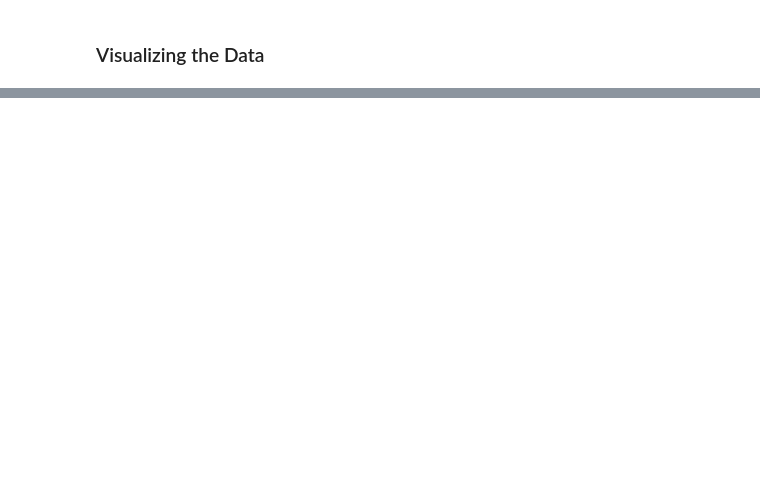
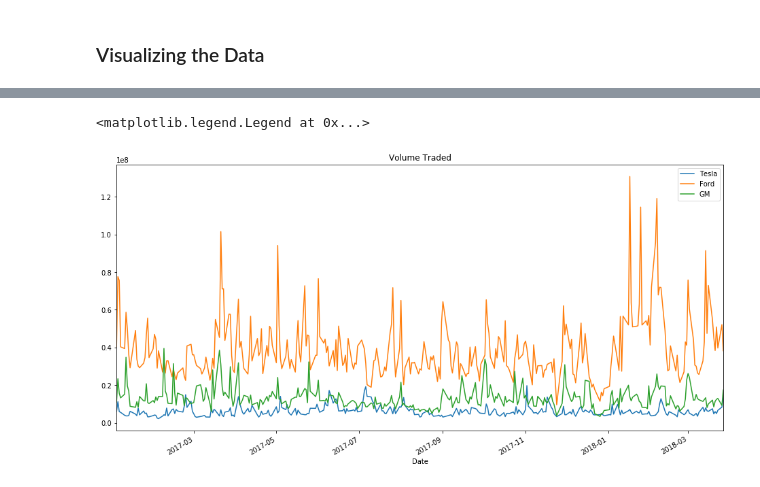
Before and after one commit to co-codin/Python-FinancialAnalysis, a Jupyter notebook: Exercises/Tesla Stock.ipynb, the cells around one changed output, grey strips where cells are left out. Cells and saved outputs as stored; diff of their text form; code cells hidden in the pictures; blank space fills up the shorter version.

Commit message:
showing total trading volume

```diff
--- a/Exercises/Tesla Stock.ipynb
+++ b/Exercises/Tesla Stock.ipynb
@@ -54,0 +63,8 @@ gm.to_csv('../data/GM_Stock.csv')
+# %%
+tesla['Volume'].plot(label='Tesla', figsize=(16,8),title='Volume Traded')
+ford['Volume'].plot(label='Ford')
+gm['Volume'].plot(label='GM')
+plt.legend()
+# %% [output]
+<matplotlib.legend.Legend at 0x...>
+[figure, added]
```
Also changed, not shown: parts of 5 cells of this notebook.
